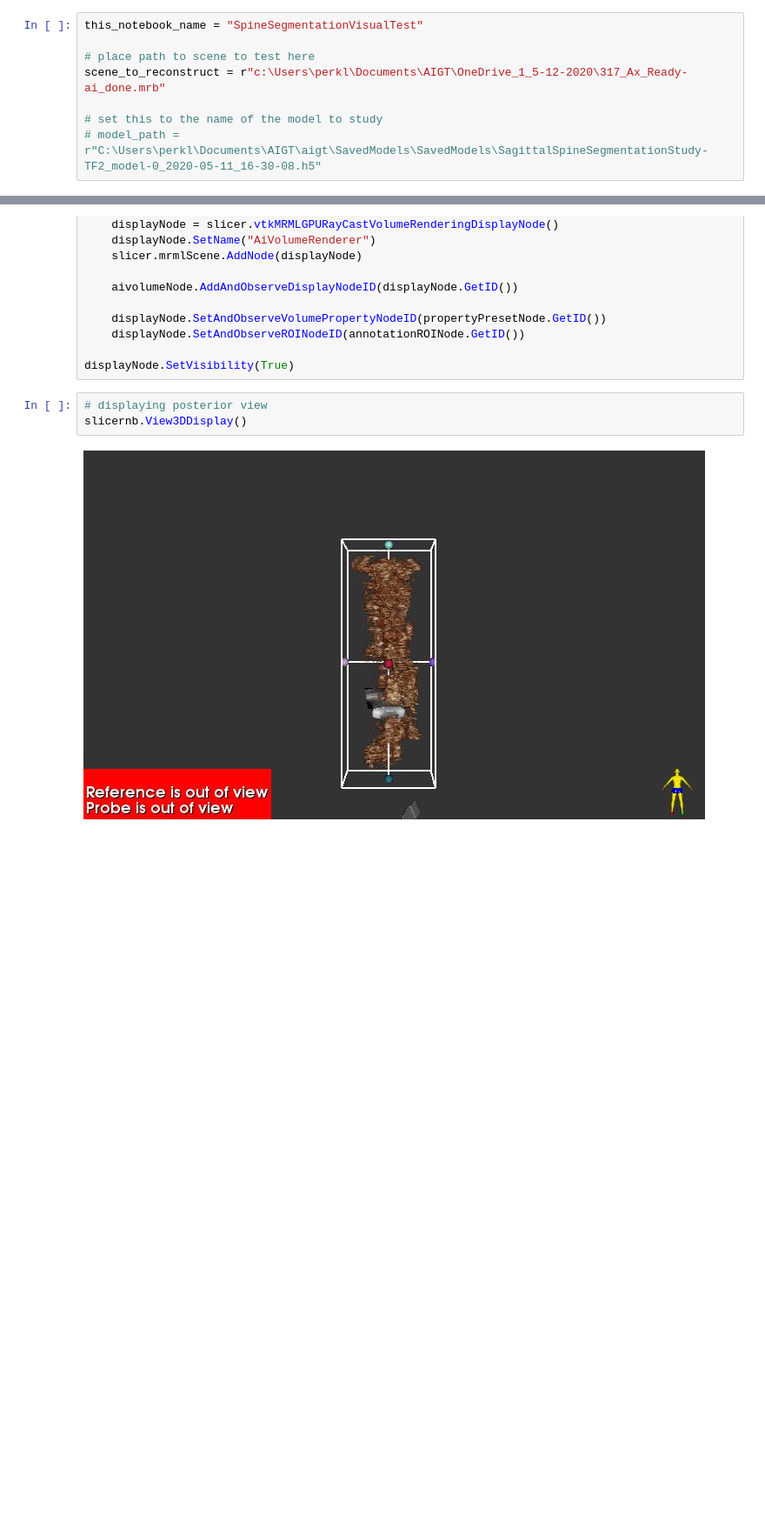
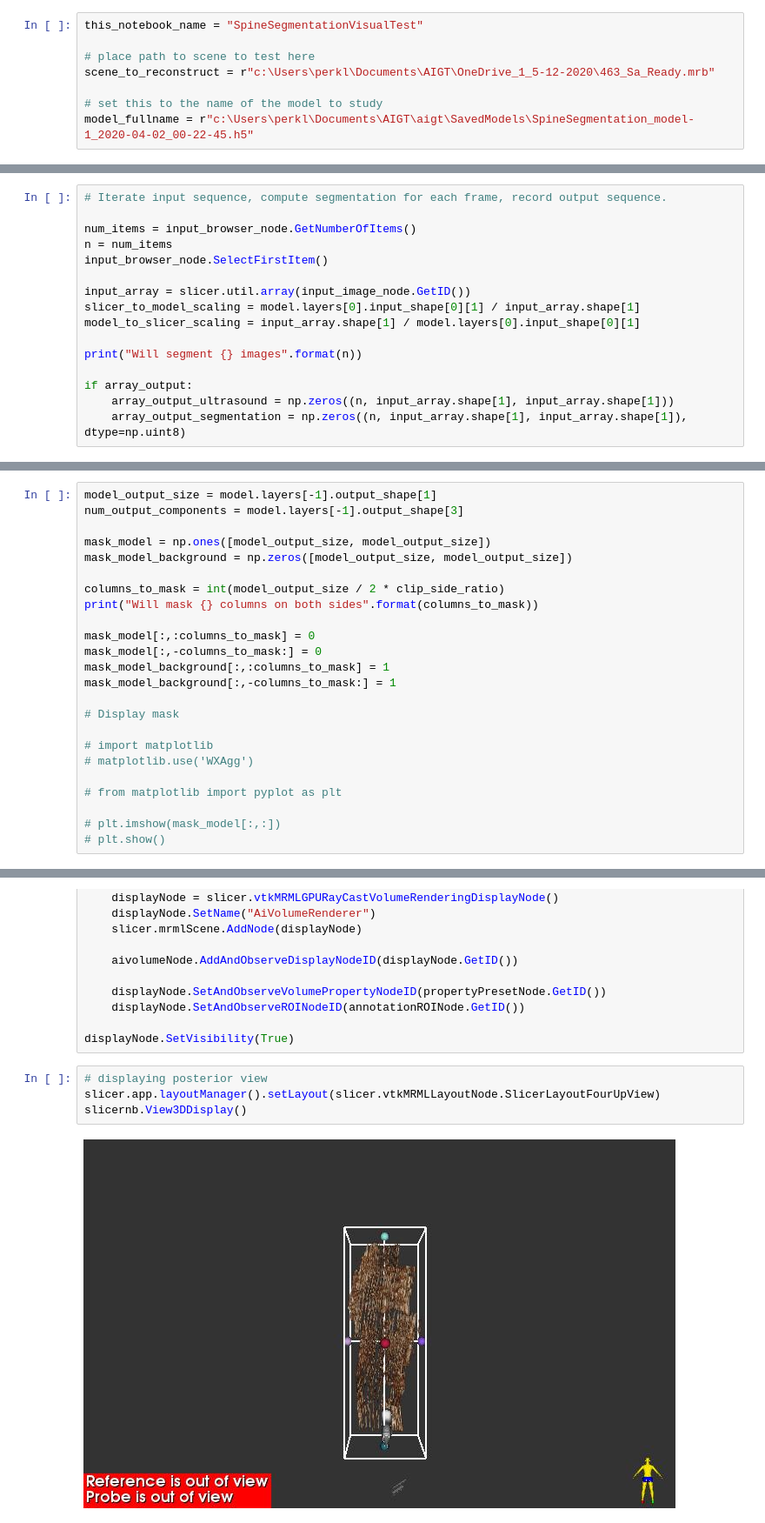
Before and after one commit to SlicerIGT/aigt, a Jupyter notebook: UltrasoundSegmentation/SpineSegmentationVisualTest.ipynb, the cells around one changed output, grey strips where cells are left out. Shown at 87% size. Saved outputs shown, nothing was run; the diff lists cells and outputs as text; blank space fills up the shorter version.

Commit message:
Finished SpineSegmentationVisualTest notebook, completely automating model testing

```diff
--- a/UltrasoundSegmentation/SpineSegmentationVisualTest.ipynb
+++ b/UltrasoundSegmentation/SpineSegmentationVisualTest.ipynb
@@ -4,10 +4,10 @@ import JupyterNotebooksLib as slicernb
 this_notebook_name = "SpineSegmentationVisualTest"
 
 # place path to scene to test here
-scene_to_reconstruct = r"c:\Users\perkl\Documents\AIGT\OneDrive_1_5-12-2020\317_Ax_Ready-ai_done.mrb"
+scene_to_reconstruct = r"c:\Users\perkl\Documents\AIGT\OneDrive_1_5-12-2020\463_Sa_Ready.mrb"
 
 # set this to the name of the model to study
-# model_path = r"C:\Users\perkl\Documents\AIGT\aigt\SavedModels\SavedModels\SagittalSpineSegmentationStudy-TF2_model-0_2020-05-11_16-30-08.h5"
+model_fullname = r"c:\Users\perkl\Documents\AIGT\aigt\SavedModels\SpineSegmentation_model-1_2020-04-02_00-22-45.h5"
 # %%
 slicer.mrmlScene.Clear()
 try:
@@ -19,0 +137,16 @@ Error thrown. Continuing.
+# %%
+# Iterate input sequence, compute segmentation for each frame, record output sequence.
+
+num_items = input_browser_node.GetNumberOfItems()
+n = num_items
+input_browser_node.SelectFirstItem()
+
+input_array = slicer.util.array(input_image_node.GetID())
+slicer_to_model_scaling = model.layers[0].input_shape[0][1] / input_array.shape[1]
+model_to_slicer_scaling = input_array.shape[1] / model.layers[0].input_shape[0][1]
+
+print("Will segment {} images".format(n))
+
+if array_output:
+    array_output_ultrasound = np.zeros((n, input_array.shape[1], input_array.shape[1]))
+    array_output_segmentation = np.zeros((n, input_array.shape[1], input_array.shape[1]), dtype=np.uint8)
@@ -19,0 +155,24 @@ Error thrown. Continuing.
+# %%
+model_output_size = model.layers[-1].output_shape[1]
+num_output_components = model.layers[-1].output_shape[3]
+
+mask_model = np.ones([model_output_size, model_output_size])
+mask_model_background = np.zeros([model_output_size, model_output_size])
+
+columns_to_mask = int(model_output_size / 2 * clip_side_ratio)
+print("Will mask {} columns on both sides".format(columns_to_mask))
+
+mask_model[:,:columns_to_mask] = 0
+mask_model[:,-columns_to_mask:] = 0
+mask_model_background[:,:columns_to_mask] = 1
+mask_model_background[:,-columns_to_mask:] = 1
+
+# Display mask
+
+# import matplotlib
+# matplotlib.use('WXAgg')
+
+# from matplotlib import pyplot as plt
+
+# plt.imshow(mask_model[:,:])
+# plt.show()
@@ -97,9 +324,10 @@ if displayNode is None:
 displayNode.SetVisibility(True)
 # %%
 # displaying posterior view
+slicer.app.layoutManager().setLayout(slicer.vtkMRMLLayoutNode.SlicerLayoutFourUpView)
 slicernb.View3DDisplay()
 # %% [output]
-[figure, old version]
+[figure, new version]
 # %%
 # displaying lateral view
 layoutManager = slicer.app.layoutManager()
```
Also changed, not shown: parts of 13 cells of this notebook.
